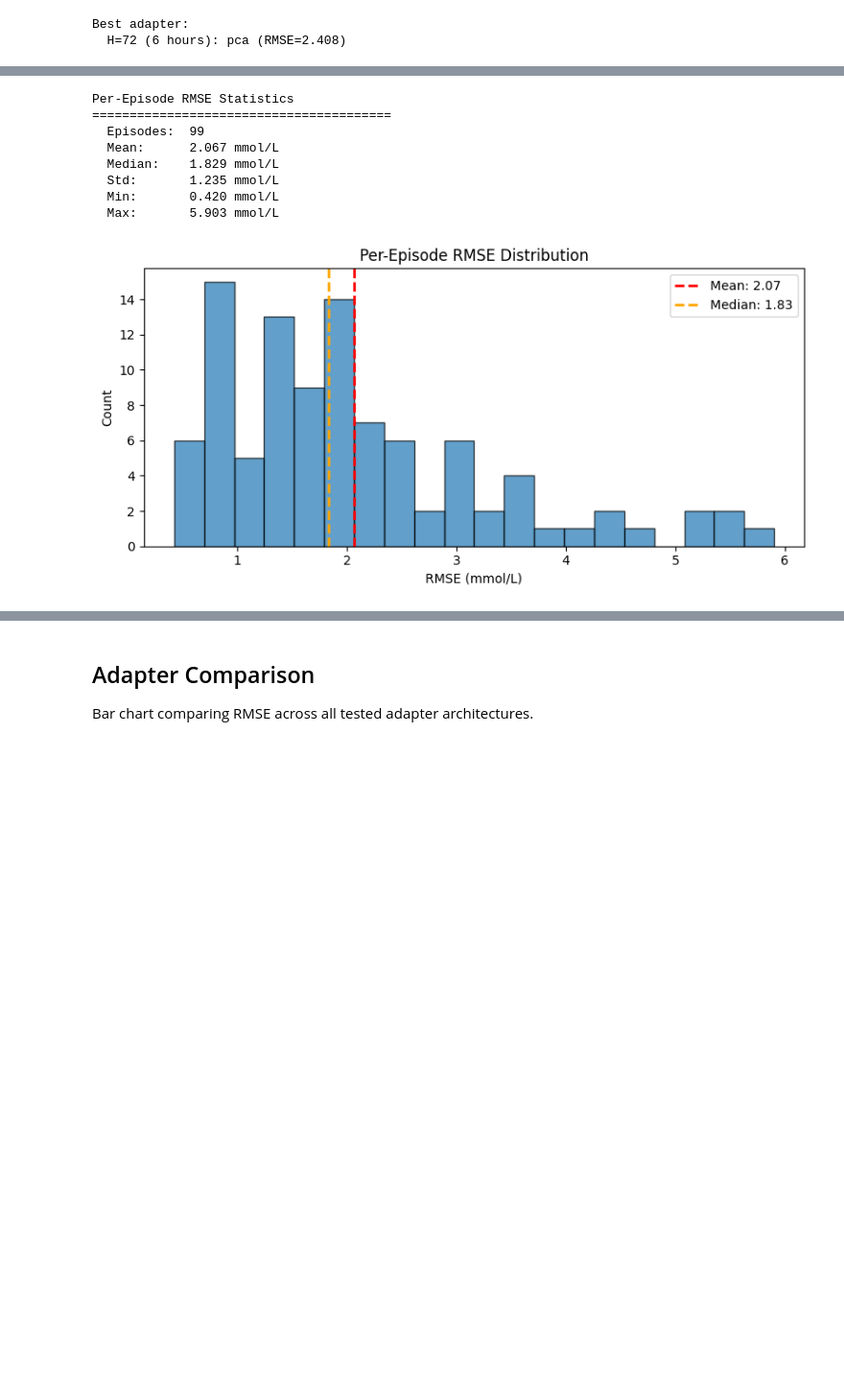
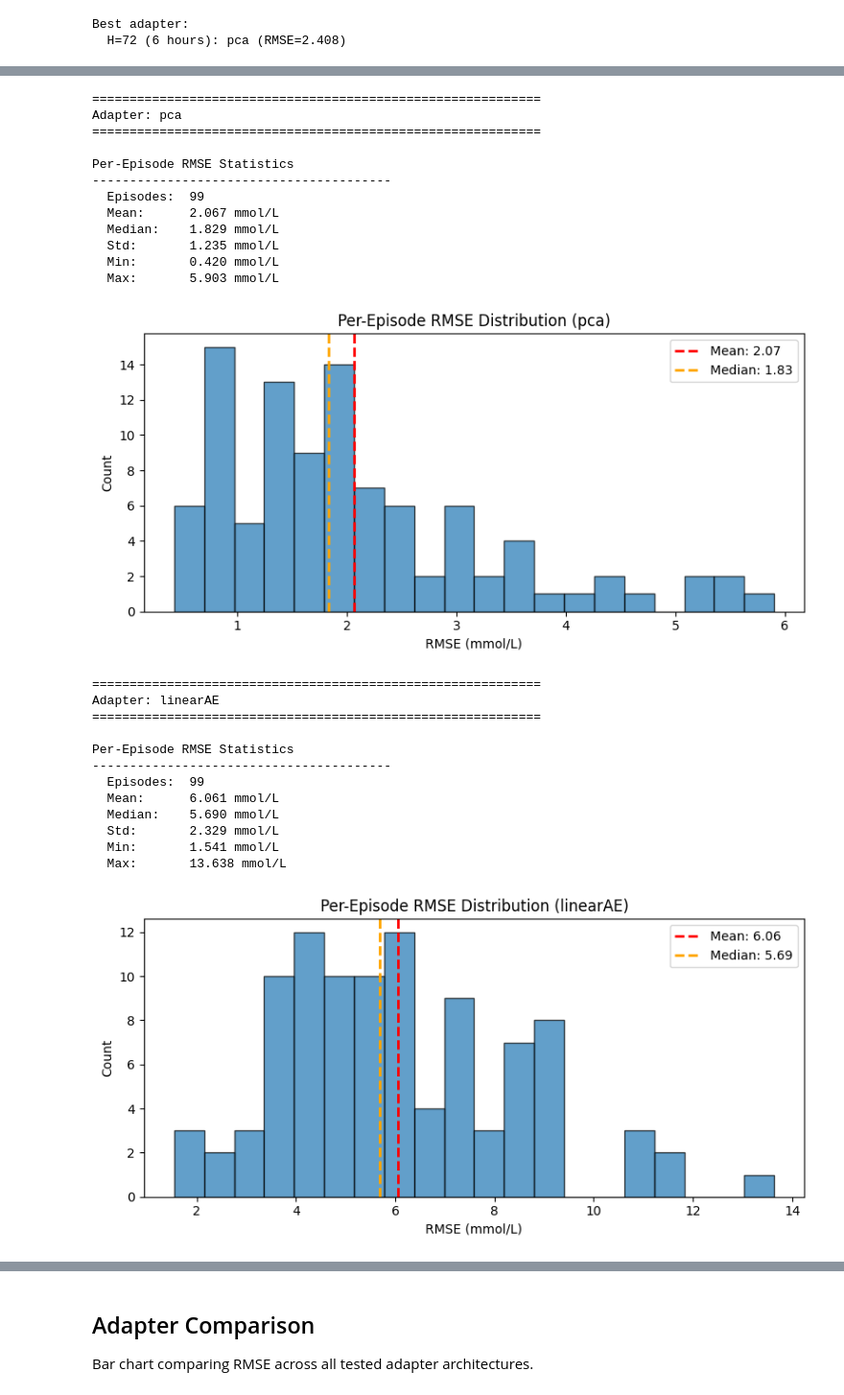
Before and after one commit to Blood-Glucose-Control/nocturnal-hypo-gly-prob-forecast, a Jupyter notebook: docs-internal/notebooks/4.16-ag-timesfm-adapts-forecasting.ipynb, the cells around one changed output, grey strips where cells are left out. Shown at 96% size. Drawn from its saved outputs; the diff is of its cells as text; code cells hidden in the pictures; blank space fills up the shorter version.

```diff
--- a/docs-internal/notebooks/4.16-ag-timesfm-adapts-forecasting.ipynb
+++ b/docs-internal/notebooks/4.16-ag-timesfm-adapts-forecasting.ipynb
@@ -625,37 +641,60 @@ else:
 # %%
-# Per-episode RMSE statistics
-if not episode_results:
-    print("No episodes for statistics!")
-else:
+# Per-episode RMSE statistics for all adapters
+for adapter_name, episode_results in all_adapter_episodes.items():
+    print(f"\n{'='*60}")
+    print(f"Adapter: {adapter_name}")
+    print(f"{'='*60}")
+
+    if not episode_results:
+        print(f"No episodes for statistics for {adapter_name}!")
+        continue
+
     rmses = [ep["rmse"] for ep in episode_results]
 
-    print("Per-Episode RMSE Statistics")
-    print("=" * 40)
+    print("\nPer-Episode RMSE Statistics")
+    print("-" * 40)
     print(f"  Episodes:  {len(rmses)}")
     print(f"  Mean:      {np.mean(rmses):.3f} mmol/L")
     print(f"  Median:    {np.median(rmses):.3f} mmol/L")
     print(f"  Std:       {np.std(rmses):.3f} mmol/L")
     print(f"  Min:       {np.min(rmses):.3f} mmol/L")
     print(f"  Max:       {np.max(rmses):.3f} mmol/L")
 
     # RMSE distribution histogram
     fig, ax = plt.subplots(figsize=(8, 4))
     ax.hist(rmses, bins=20, edgecolor="black", alpha=0.7, color="#1f77b4")
     ax.axvline(np.mean(rmses), color="red", ls="--", lw=2, label=f"Mean: {np.mean(rmses):.2f}")
     ax.axvline(np.median(rmses), color="orange", ls="--", lw=2, label=f"Median: {np.median(rmses):.2f}")
     ax.set_xlabel("RMSE (mmol/L)")
     ax.set_ylabel("Count")
-    ax.set_title("Per-Episode RMSE Distribution")
+    ax.set_title(f"Per-Episode RMSE Distribution ({adapter_name})")
     ax.legend()
     plt.tight_layout()
     plt.show()
 # %% [output]
+============================================================
+Adapter: pca
+============================================================
+
 Per-Episode RMSE Statistics
-========================================
+----------------------------------------
   Episodes:  99
   Mean:      2.067 mmol/L
   Median:    1.829 mmol/L
   Std:       1.235 mmol/L
   Min:       0.420 mmol/L
   Max:       5.903 mmol/L
-[figure, old version]
+[figure, new version]
+============================================================
+Adapter: linearAE
+============================================================
+
+Per-Episode RMSE Statistics
+----------------------------------------
+  Episodes:  99
+  Mean:      6.061 mmol/L
+  Median:    5.690 mmol/L
+  Std:       2.329 mmol/L
+  Min:       1.541 mmol/L
+  Max:       13.638 mmol/L
+[figure, added]
```
Also changed, not shown: parts of 11 cells of this notebook, 7 other files.
